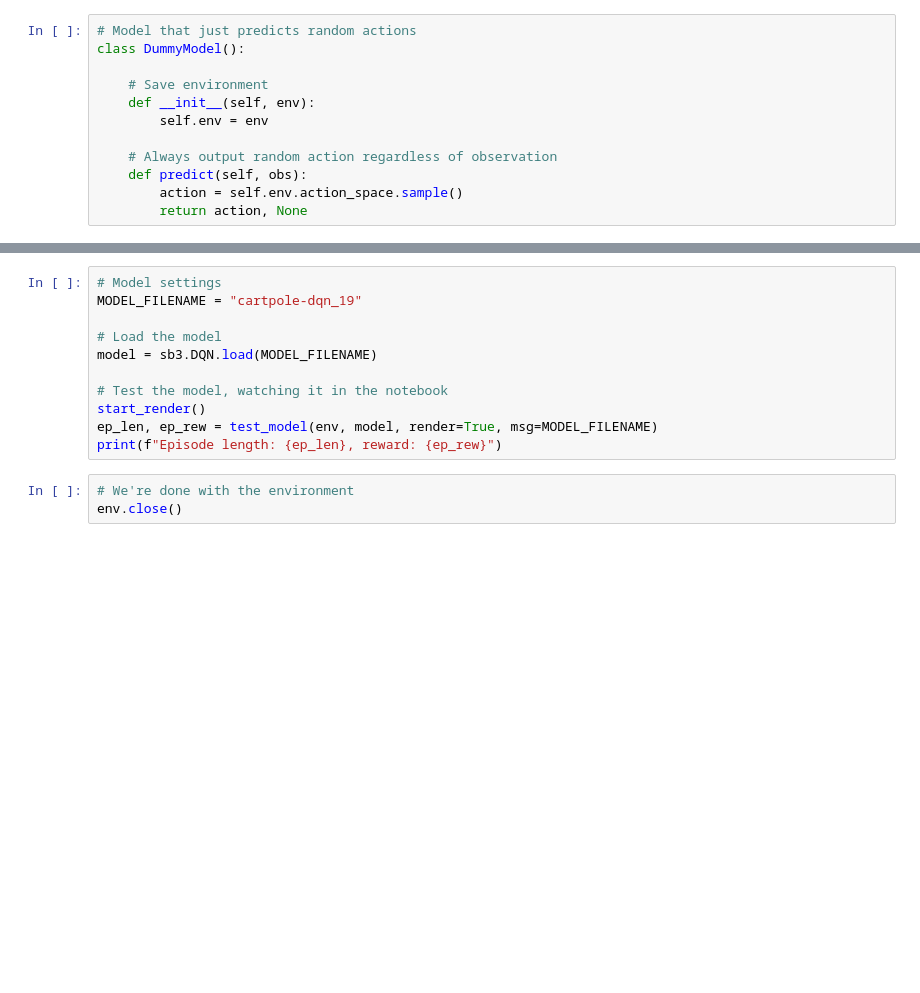
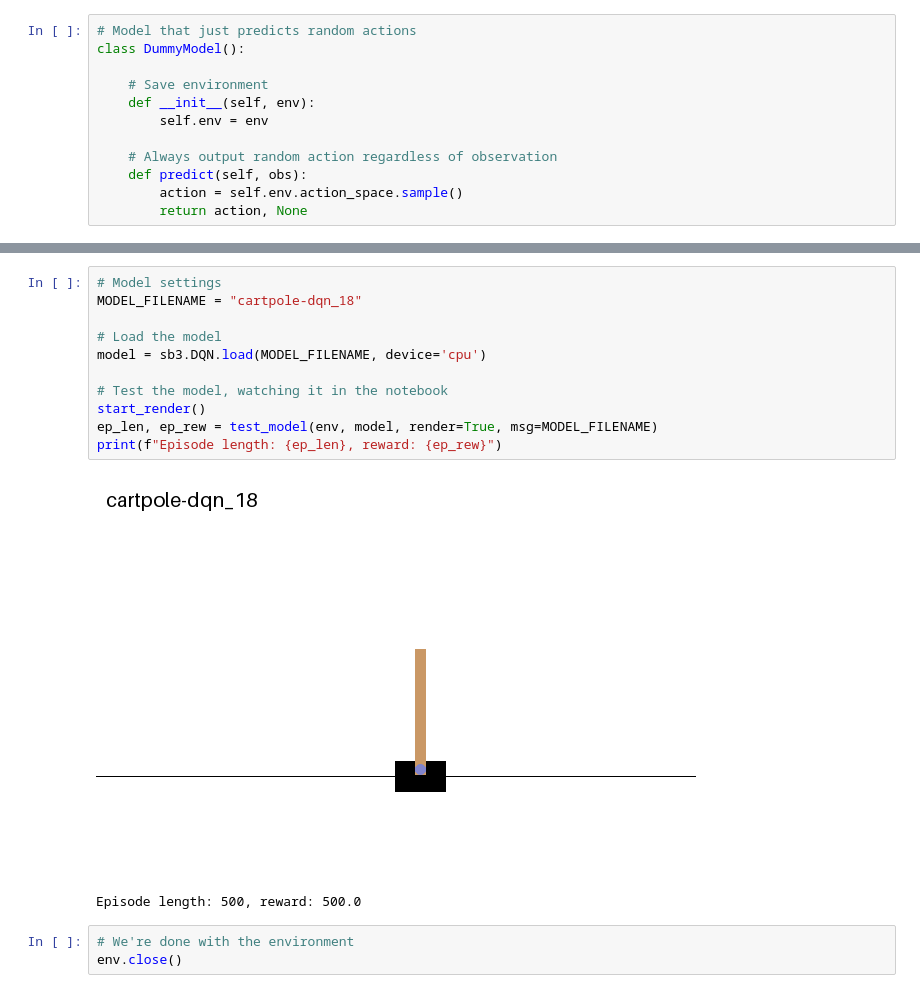
Before and after one commit to ramkumarkoppu/reinforcement-learning-demos, a Jupyter notebook: rl-demo-cartpole.ipynb, the cells around one changed output, grey strips where cells are left out. Drawn from its saved outputs; the diff is of its cells as text; blank space fills up the shorter version.

Commit message:
RL experimets with cartpole in simulation env

```diff
--- a/rl-demo-cartpole.ipynb
+++ b/rl-demo-cartpole.ipynb
@@ -230,14 +283,17 @@ axs[1].set_xlabel("Round")
 # %%
 # Model settings
-MODEL_FILENAME = "cartpole-dqn_19"
+MODEL_FILENAME = "cartpole-dqn_18"
 
 # Load the model
-model = sb3.DQN.load(MODEL_FILENAME)
+model = sb3.DQN.load(MODEL_FILENAME, device='cpu')
 
 # Test the model, watching it in the notebook
 start_render()
 ep_len, ep_rew = test_model(env, model, render=True, msg=MODEL_FILENAME)
 print(f"Episode length: {ep_len}, reward: {ep_rew}")
+# %% [output]
+[figure, added]
+Episode length: 500, reward: 500.0
 # %%
 # We're done with the environment
 env.close()
```
Also changed, not shown: parts of 11 cells of this notebook, 19 other files.
